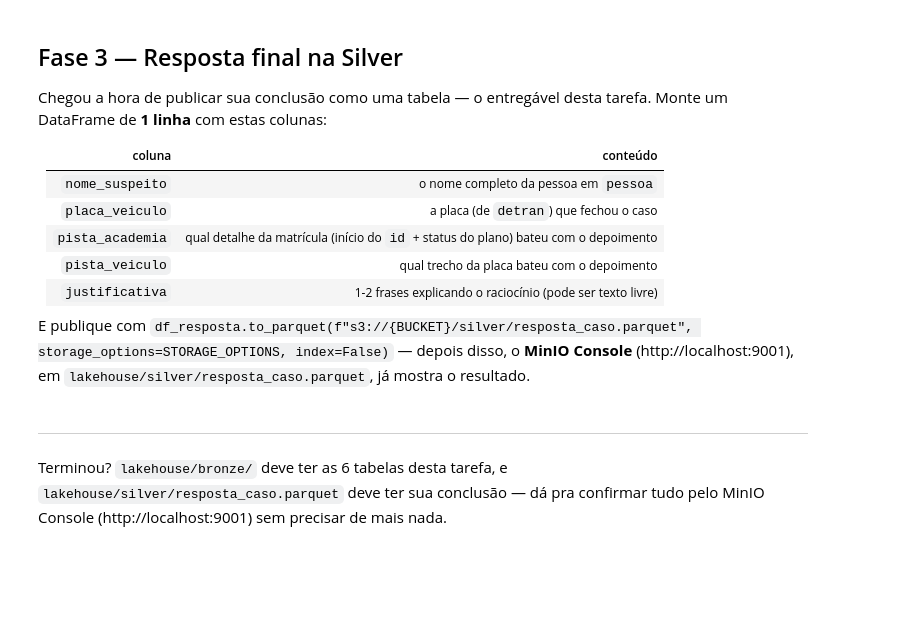
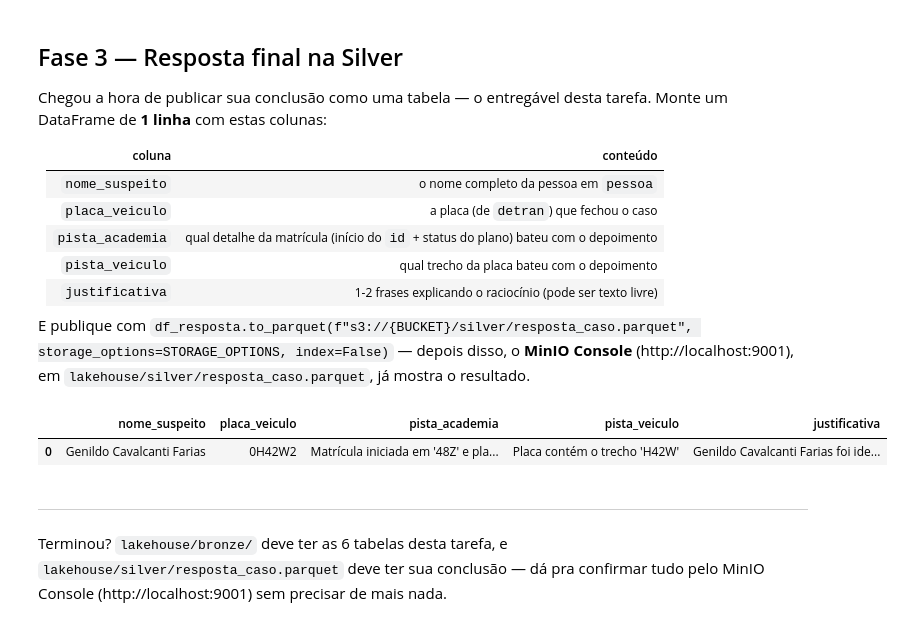
Before and after one commit to cec1l14/data-lakehouse-101, a Jupyter notebook: jupyter/notebooks/investigacao.ipynb, the cells around one changed output. Cells and saved outputs as stored; diff of their text form; code cells hidden in the pictures; blank space fills up the shorter version.

Commit message:
feat: suspeito encontrado

```diff
--- a/jupyter/notebooks/investigacao.ipynb
+++ b/jupyter/notebooks/investigacao.ipynb
@@ -325,3 +515,21 @@ Chegou a hora de publicar sua conclusão como uma tabela — o entregável desta
 E publique com `df_resposta.to_parquet(f"s3://{BUCKET}/silver/resposta_caso.parquet", storage_options=STORAGE_OPTIONS, index=False)` — depois disso, o **MinIO Console** (http://localhost:9001), em `lakehouse/silver/resposta_caso.parquet`, já mostra o resultado.
 # %%
 # TODO: monte df_resposta (1 linha, colunas da tabela acima) e publique na silver
+
+df_resposta = pd.DataFrame([{
+    'nome_suspeito': "Genildo Cavalcanti Farias",
+    'placa_veiculo': "0H42W2",
+    'pista_academia': "Matrícula iniciada em '48Z' e plano 'ouro', informados pelas testemunhas",
+    'pista_veiculo': "Placa contém o trecho 'H42W'",
+    'justificativa': (
+        f"Genildo Cavalcanti Farias foi identificado ao cruzar o check-in na Academia Kongo do dia 9/01/2018 "
+        f"(dia em que a segunda testemunha afirma ter reconhecido o assassino) com a matrícula do plano ouro"
+        f"iniciada em '48Z' e a placa do veículo contendo 'H42W'. "
+        f"Após isso, foram necessárias interseções entre as tabelas e as filtragens corretas."
+    )
+}])
+
+df_resposta
+# %% [output]
+|  | nome_suspeito | placa_veiculo | pista_academia | pista_veiculo | justificativa |
+| 0 | Genildo Cavalcanti Farias | 0H42W2 | Matrícula iniciada em '48Z' e pla... | Placa contém o trecho 'H42W' | Genildo Cavalcanti Farias foi ide... |
```
Also changed, not shown: parts of 9 cells of this notebook.
